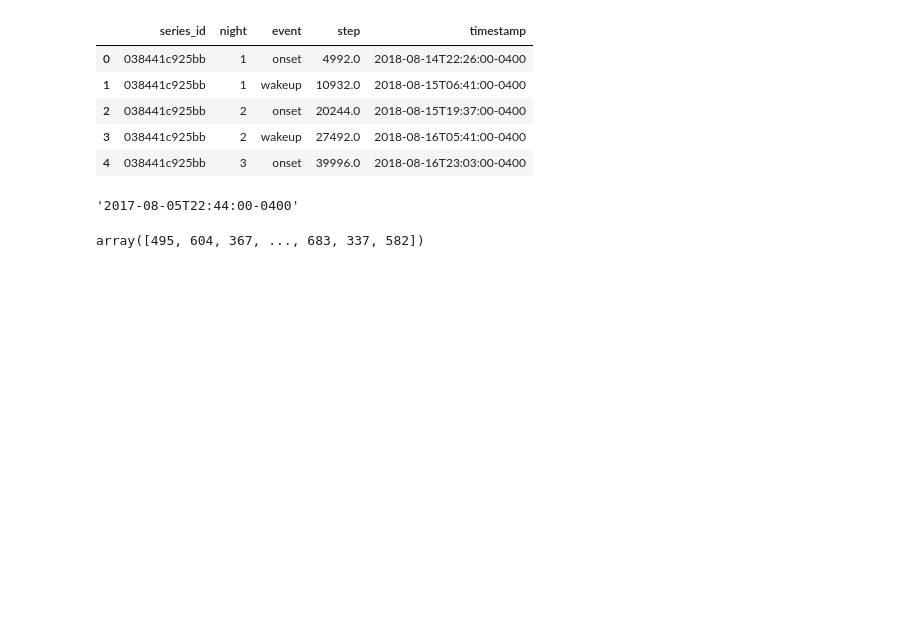
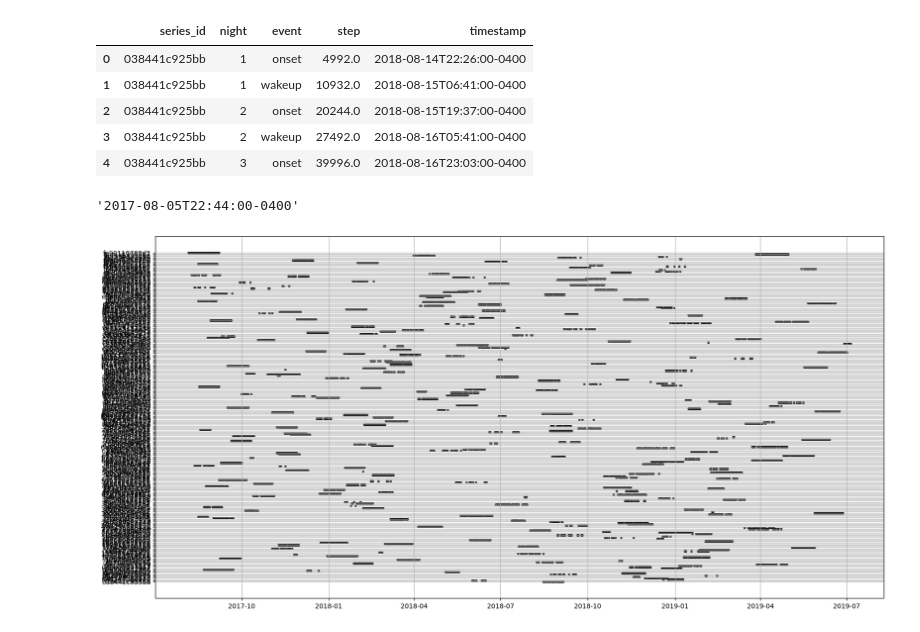
Before and after one commit to penguin-prg/child-mind-institute-detect-sleep-states, a Jupyter notebook: notebook/date.ipynb, the cells around one changed output. Cells and saved outputs as stored; diff of their text form; code cells hidden in the pictures; blank space fills up the shorter version.

```diff
--- a/notebook/date.ipynb
+++ b/notebook/date.ipynb
@@ -62,7 +62,15 @@ for _, df in labels.groupby(["series_id", "night"]):
         duration = df["step"].max() - df["step"].min()
         durations.append(int(duration))
 durations = np.array(durations)
-# %%
-durations // 12
-# %% [output]
-array([495, 604, 367, ..., 683, 337, 582])
+# %%
+labels["timestamp"] = pd.to_datetime(labels["timestamp"])
+# %%
+labels = labels.sort_values(["timestamp"]).reset_index(drop=True)
+
+plt.subplots(figsize=(20, 10))
+for series_id, df in labels.groupby("series_id"):
+    plt.scatter(df["timestamp"], [series_id for _ in range(len(df))], c="black", s=5)
+plt.grid()
+plt.show()
+# %% [output]
+[figure, added]
```
